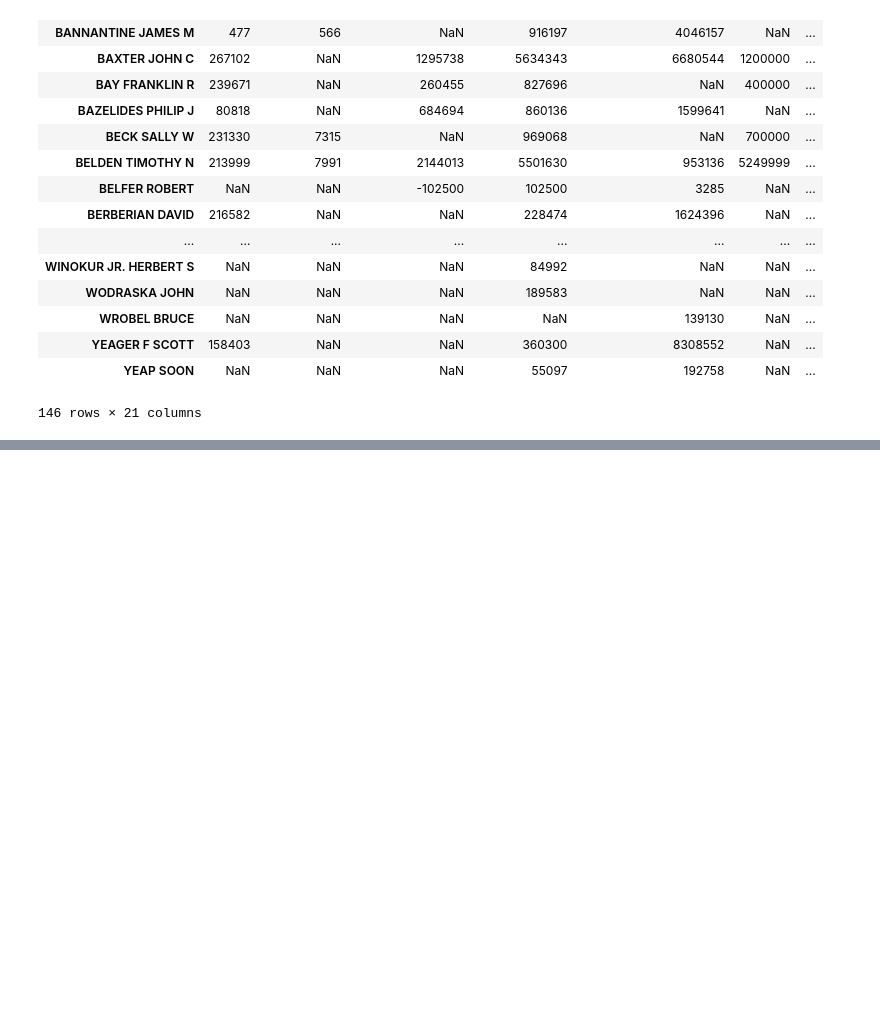
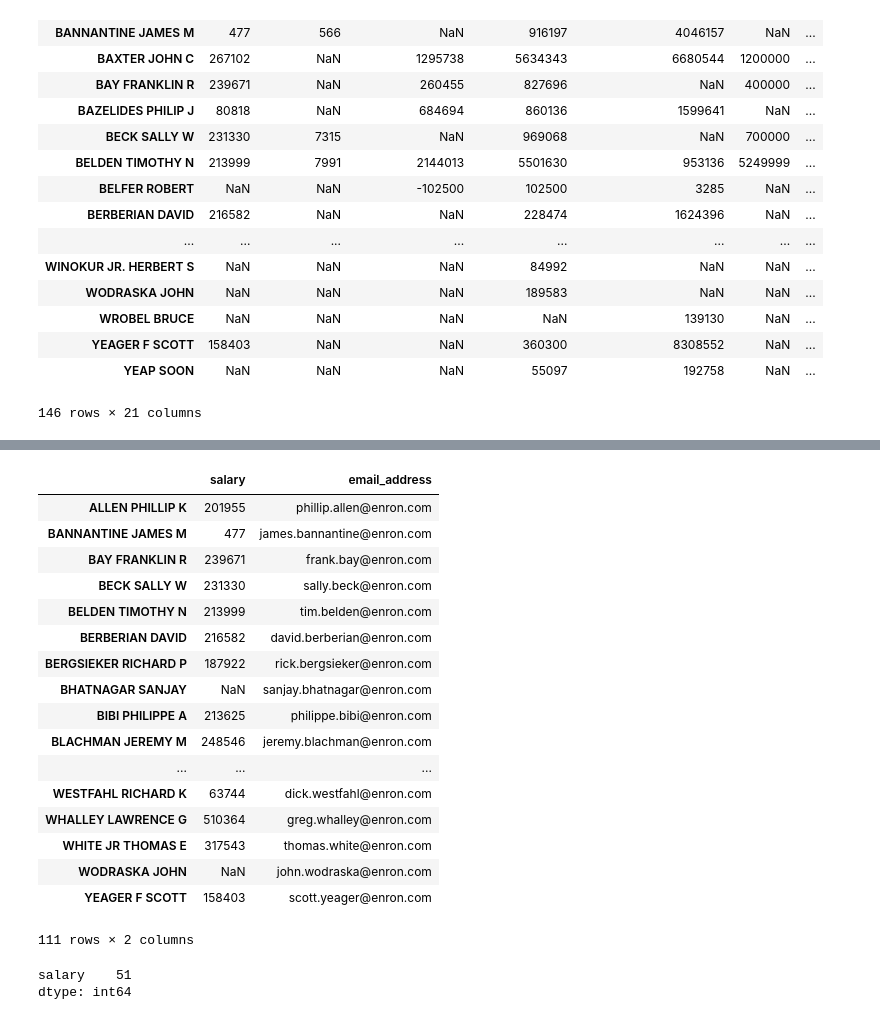
Before and after one commit to miaopei/MachineLearning, a Jupyter notebook: testing/P1_testing/ud120-projects/datasets_questions/explore_enron_data.ipynb, the cells around one changed output, grey strips where cells are left out. Cells and saved outputs as stored; diff of their text form; code cells hidden in the pictures; blank space fills up the shorter version.

```diff
--- a/testing/P1_testing/ud120-projects/datasets_questions/explore_enron_data.ipynb
+++ b/testing/P1_testing/ud120-projects/datasets_questions/explore_enron_data.ipynb
@@ -202,0 +256,26 @@ pd_enron_data1.dropna(subset=['salary'], how='any')
+# %%
+pd_enron_data1[pd_enron_data1['email_address'] != 'NaN'].loc[:, ['salary', 'email_address']]
+# %% [output]
+|  | salary | email_address |
+| ALLEN PHILLIP K | 201955 | phillip.allen@enron.com |
+| BANNANTINE JAMES M | 477 | james.bannantine@enron.com |
+| BAY FRANKLIN R | 239671 | frank.bay@enron.com |
+| BECK SALLY W | 231330 | sally.beck@enron.com |
+| BELDEN TIMOTHY N | 213999 | tim.belden@enron.com |
+| BERBERIAN DAVID | 216582 | david.berberian@enron.com |
+| BERGSIEKER RICHARD P | 187922 | rick.bergsieker@enron.com |
+| BHATNAGAR SANJAY | NaN | sanjay.bhatnagar@enron.com |
+| BIBI PHILIPPE A | 213625 | philippe.bibi@enron.com |
+| BLACHMAN JEREMY M | 248546 | jeremy.blachman@enron.com |
+| ... | ... | ... |
+| WESTFAHL RICHARD K | 63744 | dick.westfahl@enron.com |
+| WHALLEY LAWRENCE G | 510364 | greg.whalley@enron.com |
+| WHITE JR THOMAS E | 317543 | thomas.white@enron.com |
+| WODRASKA JOHN | NaN | john.wodraska@enron.com |
+| YEAGER F SCOTT | 158403 | scott.yeager@enron.com |
+111 rows × 2 columns
+# %%
+pd_enron_data1[pd_enron_data1['salary'] == 'NaN'].loc[:, ['salary']].count()
+# %% [output]
+salary    51
+dtype: int64
```
Also changed, not shown: parts of 12 cells of this notebook.
